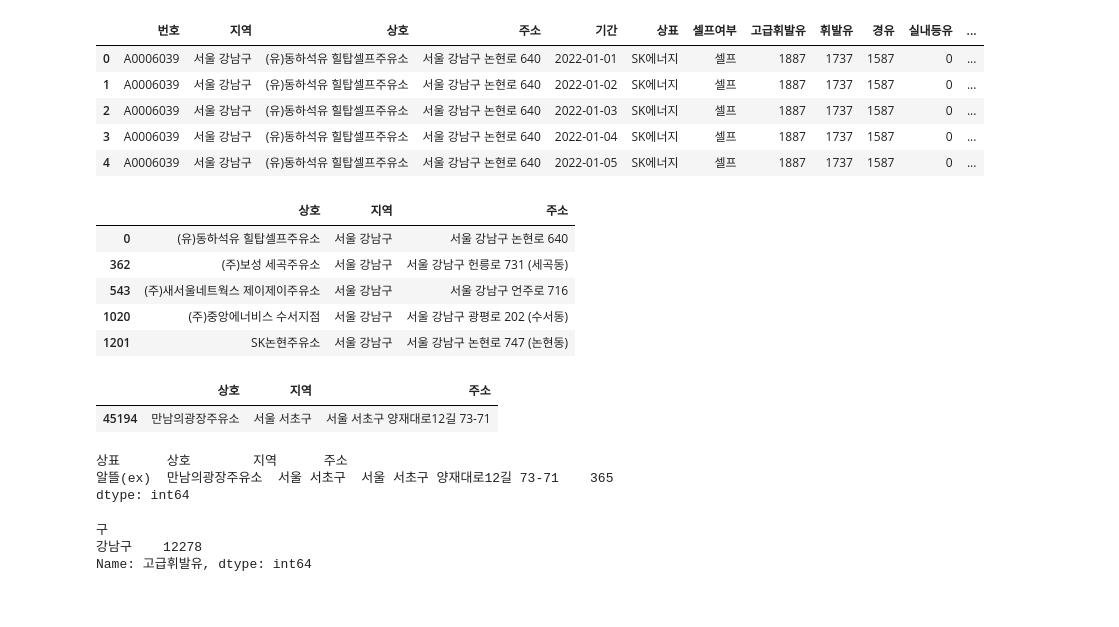
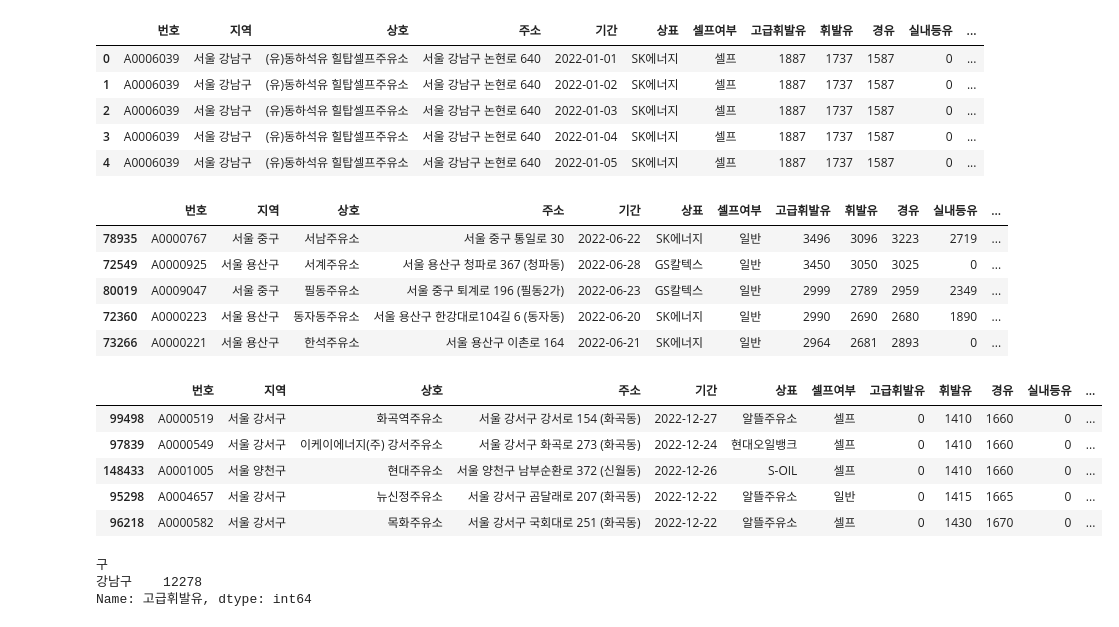
Before and after one commit to clerknek/PlayData, a Jupyter notebook: +실습/주유소가격 데이터 분석/주유소가격 데이터 분석.ipynb, the cells around one changed output. Saved outputs shown, nothing was run; the diff lists cells and outputs as text; code cells hidden in the pictures.

```diff
--- a/+실습/주유소가격 데이터 분석/주유소가격 데이터 분석.ipynb
+++ b/+실습/주유소가격 데이터 분석/주유소가격 데이터 분석.ipynb
@@ -416,25 +418,23 @@ df.head()
 # %%
 # 휘발유 비싼 주유소의 상위 5개의 상호, 지역, 주소 조회(중복제거-drop_duplicates)
-df[df['상표']==sorted_value.idxmax()][['상호', '지역', '주소']].drop_duplicates(['상호', '지역', '주소']).head()
+df.sort_values(['휘발유'], ascending=False).drop_duplicates(['상호', '지역', '주소']).head()
 # %% [output]
-|  | 상호 | 지역 | 주소 |
-| 0 | (유)동하석유 힐탑셀프주유소 | 서울 강남구 | 서울 강남구 논현로 640 |
-| 362 | (주)보성 세곡주유소 | 서울 강남구 | 서울 강남구 헌릉로 731 (세곡동) |
-| 543 | (주)새서울네트웍스 제이제이주유소 | 서울 강남구 | 서울 강남구 언주로 716 |
-| 1020 | (주)중앙에너비스 수서지점 | 서울 강남구 | 서울 강남구 광평로 202 (수서동) |
-| 1201 | SK논현주유소 | 서울 강남구 | 서울 강남구 논현로 747 (논현동) |
+|  | 번호 | 지역 | 상호 | 주소 | 기간 | 상표 | 셀프여부 | 고급휘발유 | 휘발유 | 경유 | 실내등유 | ... |
+| 78935 | A0000767 | 서울 중구 | 서남주유소 | 서울 중구 통일로 30 | 2022-06-22 | SK에너지 | 일반 | 3496 | 3096 | 3223 | 2719 | ... |
+| 72549 | A0000925 | 서울 용산구 | 서계주유소 | 서울 용산구 청파로 367 (청파동) | 2022-06-28 | GS칼텍스 | 일반 | 3450 | 3050 | 3025 | 0 | ... |
+| 80019 | A0009047 | 서울 중구 | 필동주유소 | 서울 중구 퇴계로 196 (필동2가) | 2022-06-23 | GS칼텍스 | 일반 | 2999 | 2789 | 2959 | 2349 | ... |
+| 72360 | A0000223 | 서울 용산구 | 동자동주유소 | 서울 용산구 한강대로104길 6 (동자동) | 2022-06-20 | SK에너지 | 일반 | 2990 | 2690 | 2680 | 1890 | ... |
+| 73266 | A0000221 | 서울 용산구 | 한석주유소 | 서울 용산구 이촌로 164 | 2022-06-21 | SK에너지 | 일반 | 2964 | 2681 | 2893 | 0 | ... |
 # %%
 # 휘발유 저렴한 주유소의 상위 5개의 상호, 지역, 주소 조회(중복제거)
-df[df['상표']==sorted_value.idxmin()][['상호', '지역', '주소']].drop_duplicates(['상호', '지역', '주소']).head()
+df[df['휘발유'] != 0].sort_values(['휘발유']).drop_duplicates(['상호', '지역', '주소']).head()
 # %% [output]
-|  | 상호 | 지역 | 주소 |
-| 45194 | 만남의광장주유소 | 서울 서초구 | 서울 서초구 양재대로12길 73-71 |
+|  | 번호 | 지역 | 상호 | 주소 | 기간 | 상표 | 셀프여부 | 고급휘발유 | 휘발유 | 경유 | 실내등유 | ... |
+| 99498 | A0000519 | 서울 강서구 | 화곡역주유소 | 서울 강서구 강서로 154 (화곡동) | 2022-12-27 | 알뜰주유소 | 셀프 | 0 | 1410 | 1660 | 0 | ... |
+| 97839 | A0000549 | 서울 강서구 | 이케이에너지(주) 강서주유소 | 서울 강서구 화곡로 273 (화곡동) | 2022-12-24 | 현대오일뱅크 | 셀프 | 0 | 1410 | 1660 | 0 | ... |
+| 148433 | A0001005 | 서울 양천구 | 현대주유소 | 서울 양천구 남부순환로 372 (신월동) | 2022-12-26 | S-OIL | 셀프 | 0 | 1410 | 1660 | 0 | ... |
+| 95298 | A0004657 | 서울 강서구 | 뉴신정주유소 | 서울 강서구 곰달래로 207 (화곡동) | 2022-12-22 | 알뜰주유소 | 일반 | 0 | 1415 | 1665 | 0 | ... |
+| 96218 | A0000582 | 서울 강서구 | 목화주유소 | 서울 강서구 국회대로 251 (화곡동) | 2022-12-22 | 알뜰주유소 | 셀프 | 0 | 1430 | 1670 | 0 | ... |
-# %%
-df[df['상표'] == '알뜰(ex)'][['상표', '상호', '지역', '주소']].value_counts()
-# %% [output]
-상표      상호        지역      주소
-알뜰(ex)  만남의광장주유소  서울 서초구  서울 서초구 양재대로12길 73-71    365
-dtype: int64
 # %%
 # 고급 휘발유를 가장 많이 파는 구 조회
 df.groupby('구')['고급휘발유'].count().sort_values()[-1:]
```
Also changed, not shown: parts of 4 cells of this notebook.
